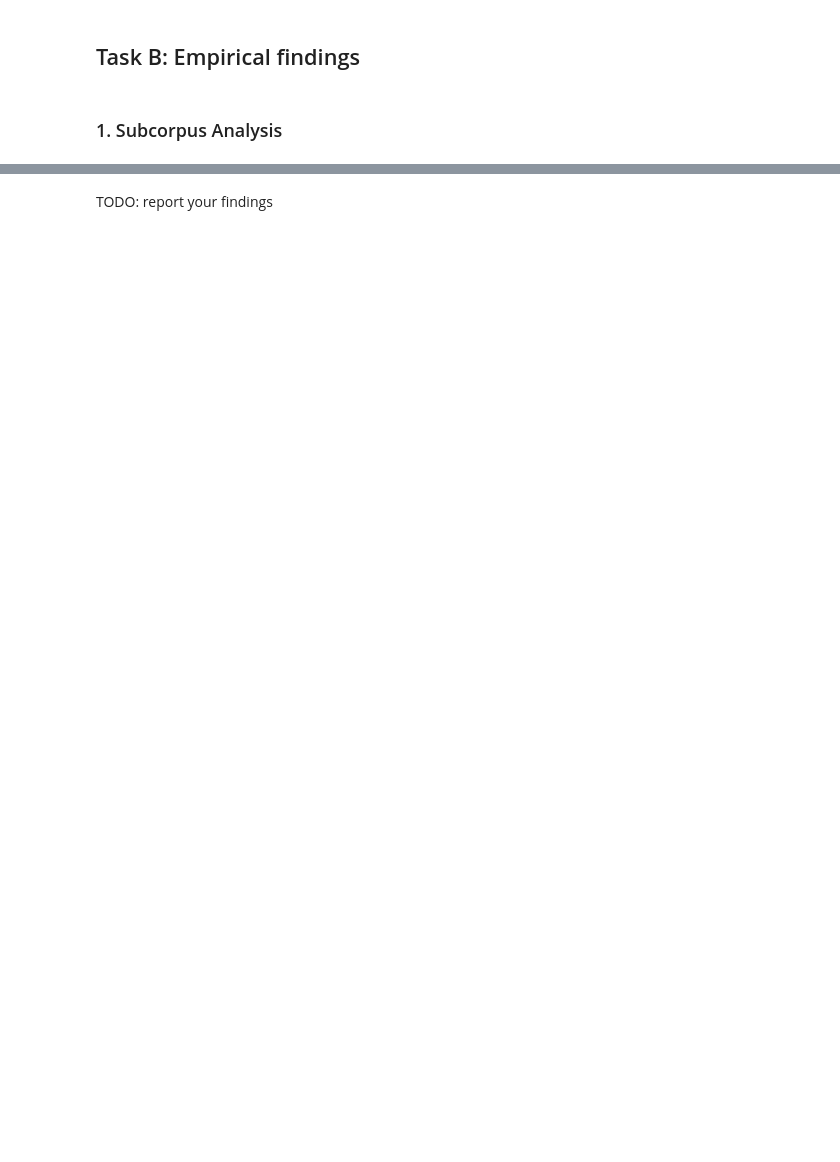
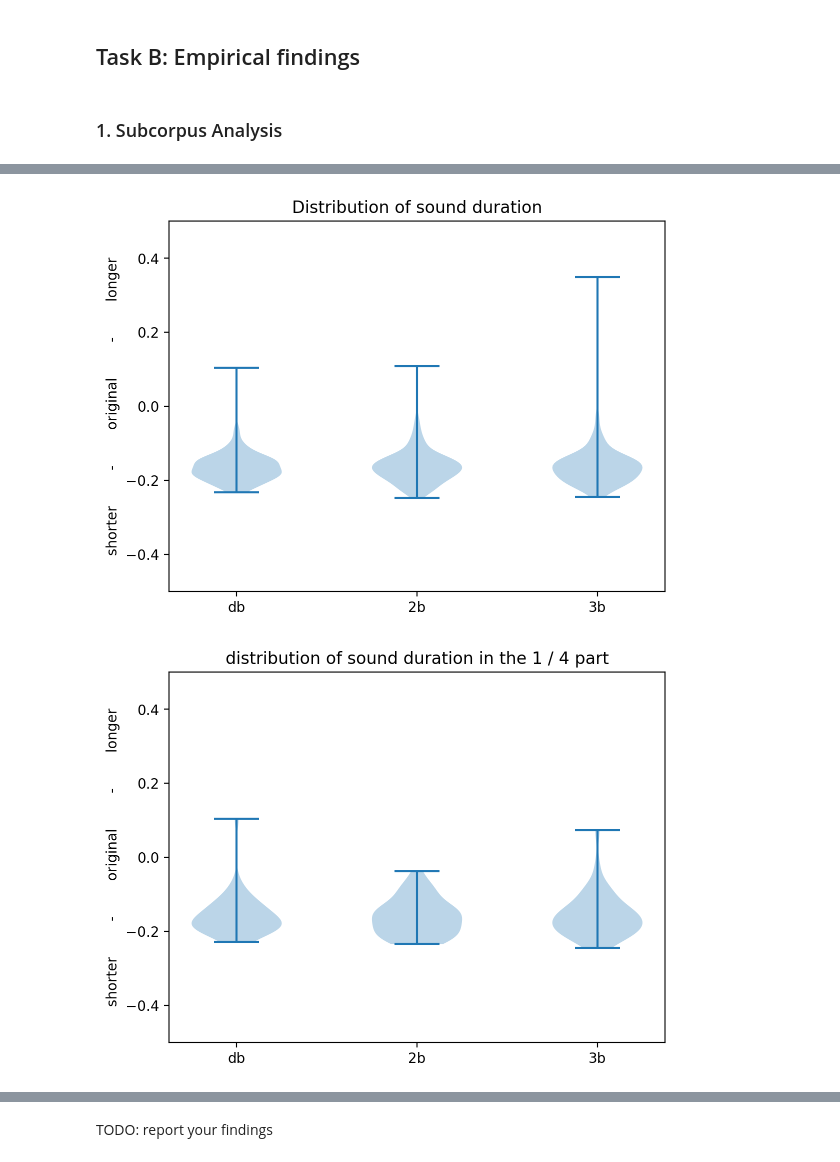
Before and after one commit to JorisMonnet/DM_Assignement1, a Jupyter notebook: empirical_findings.ipynb, the cells around one changed output, grey strips where cells are left out. Saved outputs shown, nothing was run; the diff lists cells and outputs as text; code cells hidden in the pictures; blank space fills up the shorter version.

```diff
--- a/empirical_findings.ipynb
+++ b/empirical_findings.ipynb
@@ -15,0 +139,5 @@ Due Date: 27/03/2024
+# %%
+MunA05M_scores = get_rawdata('asap-dataset/Mozart/Piano_Sonatas/12-3/MunA05M_annotations.txt')
+WuuE04M_scores = get_rawdata('asap-dataset/Mozart/Piano_Sonatas/12-3/WuuE04M_annotations.txt')
+BLINOV01_scores = get_rawdata('asap-dataset/Mozart/Piano_Sonatas/12-3/BLINOV01_annotations.txt')
+Original_scores = get_rawdata('asap-dataset/Mozart/Piano_Sonatas/12-3/midi_score_annotations.txt')
@@ -15,0 +161,39 @@ Due Date: 27/03/2024
+# %%
+def get_dis(score_name):
+    list_dis = []
+    for i in range(len(score_name)-1):
+        list_dis.append(score_name["start"][i+1] - score_name["start"][i])
+    return list_dis
+# %%
+def violinplot_eachpart(scores, original_scores):
+    list_original = get_dis(original_scores)
+    list_dbbb_ =  get_dis(scores)
+    list_dbbb = []
+    for i in range(0, len(list_dbbb_), 3):
+        try:
+            tmp_list = [list_dbbb_[i] - list_original[i], list_dbbb_[i+1] - list_original[i+1], list_dbbb_[i+2] - list_original[i+2]]
+            list_dbbb.append(tmp_list)
+        except:pass
+    x, y, z = zip(*list_dbbb)
+    list_labels = ["db", "2b", "3b"]
+    dividing_point = [0, len(z)//4,len(z)//4*2,len(z)//4*3,len(z)]
+    fig, ax = plt.subplots()
+    ax.set_ylim([-0.5,  0.5])
+    ax.set_title("Distribution of sound duration")
+    ax.set_ylabel("shorter        -        original        -        longer")
+    ax.set_xticks(np.arange(1, len(list_labels) + 1), labels=list_labels)
+    ax.violinplot([list(x), list(y), list(z)])
+    for i in range(len(dividing_point)-1):
+        list_all = [list(x)[dividing_point[i]:dividing_point[i+1]], list(y)[dividing_point[i]:dividing_point[i+1]], list(z)[dividing_point[i]:dividing_point[i+1]]]
+        fig, ax = plt.subplots()
+        ax.set_ylim([-0.5,  0.5])
+        ax.violinplot(list_all)
+        ax.set_xticks(np.arange(1, len(list_labels) + 1), labels=list_labels)
+        ax.set_title(f"distribution of sound duration in the {i+1} / 4 part")
+        ax.set_ylabel("shorter        -        original        -        longer")
+    return
+# %%
+violinplot_eachpart(MunA05M_scores,Original_scores)
+# %% [output]
+[figure, added]
+[figure, added]
```
Also changed, not shown: parts of 7 cells of this notebook.
